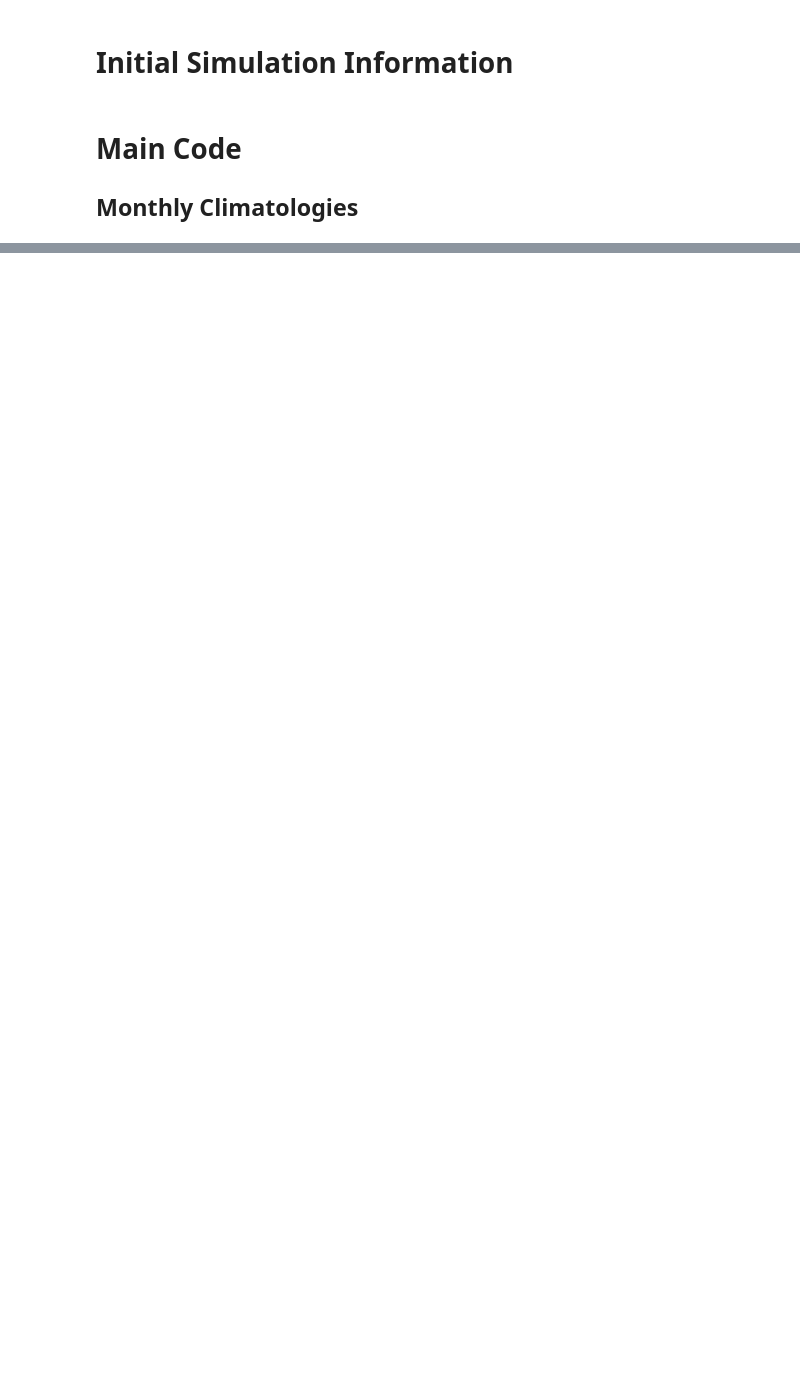
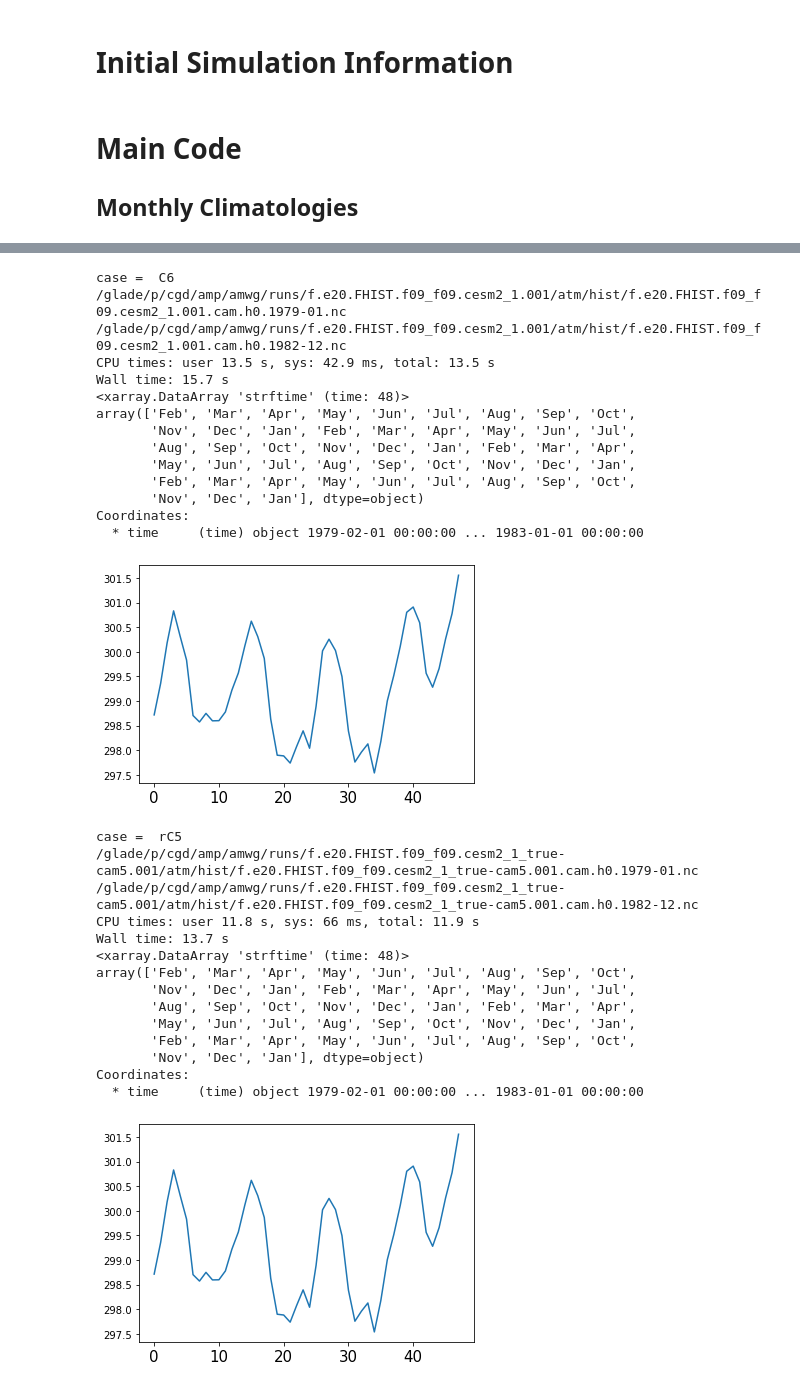
Before and after one commit to swrneale/python-scripts, a Jupyter notebook: vert_proc/mdtf_plot_column.ipynb, the cells around one changed output, grey strips where cells are left out. Drawn from its saved outputs; the diff is of its cells as text; code cells hidden in the pictures; blank space fills up the shorter version.

```diff
--- a/vert_proc/mdtf_plot_column.ipynb
+++ b/vert_proc/mdtf_plot_column.ipynb
@@ -205,0 +232,68 @@ mp.savefig(pref_out+'_vprof_'+var_names[0]+'_'+var_names[1]+'_'+reg_a_out+'_'+mo
+# %%
+importlib.reload(mypy) # Required because I am constantly editing scam_func.py
+
+### Read in history monthly mean files and composite profiles for tendencies###
+dir_hroot = '/glade/p/cgd/amp/amwg/runs/'
+
+#### Read in Data ####
+
+yr0 = years_hist[0]
+yr1 = years_hist[1]
+
+########################
+##### LOOP CASES  ######
+########################
+
+for icase,case in enumerate(case_desc): # Do first so don't have to do a read mutliple times
+
+    sim_name = sim_names.loc[case]['run name']
+
+# Construct requried history file month-year array
+
+    hist_myr = np.array([".cam.h0.%d-%02d.nc"%(y, m) for y in range(yr0,yr1+1) for m in range(1,12+1)])
+    num_h0 = hist_myr.size
+
+    print('')
+    print('case = ',case)
+
+# Determine files for input
+    hfiles_in = [dir_hroot+sim_name+'/atm/hist/'+sim_name+hist_myr[ff] for ff in range(num_h0)]
+    print(hfiles_in[0])
+    print(hfiles_in[-1])
+
+# Point to files
+    # Point to files
+    %time hfiles_ptr = xr.open_mfdataset(hfiles_in)
+
+    nino_stats = mypy.nino_sst_anom(hfiles_ptr,'nino3')
+# %% [output]
+case =  C6
+/glade/p/cgd/amp/amwg/runs/f.e20.FHIST.f09_f09.cesm2_1.001/atm/hist/f.e20.FHIST.f09_f09.cesm2_1.001.cam.h0.1979-01.nc
+/glade/p/cgd/amp/amwg/runs/f.e20.FHIST.f09_f09.cesm2_1.001/atm/hist/f.e20.FHIST.f09_f09.cesm2_1.001.cam.h0.1982-12.nc
+CPU times: user 13.5 s, sys: 42.9 ms, total: 13.5 s
+Wall time: 15.7 s
+<xarray.DataArray 'strftime' (time: 48)>
+array(['Feb', 'Mar', 'Apr', 'May', 'Jun', 'Jul', 'Aug', 'Sep', 'Oct',
+       'Nov', 'Dec', 'Jan', 'Feb', 'Mar', 'Apr', 'May', 'Jun', 'Jul',
+       'Aug', 'Sep', 'Oct', 'Nov', 'Dec', 'Jan', 'Feb', 'Mar', 'Apr',
+       'May', 'Jun', 'Jul', 'Aug', 'Sep', 'Oct', 'Nov', 'Dec', 'Jan',
+       'Feb', 'Mar', 'Apr', 'May', 'Jun', 'Jul', 'Aug', 'Sep', 'Oct',
+       'Nov', 'Dec', 'Jan'], dtype=object)
+Coordinates:
+  * time     (time) object 1979-02-01 00:00:00 ... 1983-01-01 00:00:00
+[figure, added]
+case =  rC5
+/glade/p/cgd/amp/amwg/runs/f.e20.FHIST.f09_f09.cesm2_1_true-cam5.001/atm/hist/f.e20.FHIST.f09_f09.cesm2_1_true-cam5.001.cam.h0.1979-01.nc
+/glade/p/cgd/amp/amwg/runs/f.e20.FHIST.f09_f09.cesm2_1_true-cam5.001/atm/hist/f.e20.FHIST.f09_f09.cesm2_1_true-cam5.001.cam.h0.1982-12.nc
+CPU times: user 11.8 s, sys: 66 ms, total: 11.9 s
+Wall time: 13.7 s
+<xarray.DataArray 'strftime' (time: 48)>
+array(['Feb', 'Mar', 'Apr', 'May', 'Jun', 'Jul', 'Aug', 'Sep', 'Oct',
+       'Nov', 'Dec', 'Jan', 'Feb', 'Mar', 'Apr', 'May', 'Jun', 'Jul',
+       'Aug', 'Sep', 'Oct', 'Nov', 'Dec', 'Jan', 'Feb', 'Mar', 'Apr',
+       'May', 'Jun', 'Jul', 'Aug', 'Sep', 'Oct', 'Nov', 'Dec', 'Jan',
+       'Feb', 'Mar', 'Apr', 'May', 'Jun', 'Jul', 'Aug', 'Sep', 'Oct',
+       'Nov', 'Dec', 'Jan'], dtype=object)
+Coordinates:
+  * time     (time) object 1979-02-01 00:00:00 ... 1983-01-01 00:00:00
+[figure, added]
```
Also changed, not shown: parts of 6 cells of this notebook, 5 other files.
